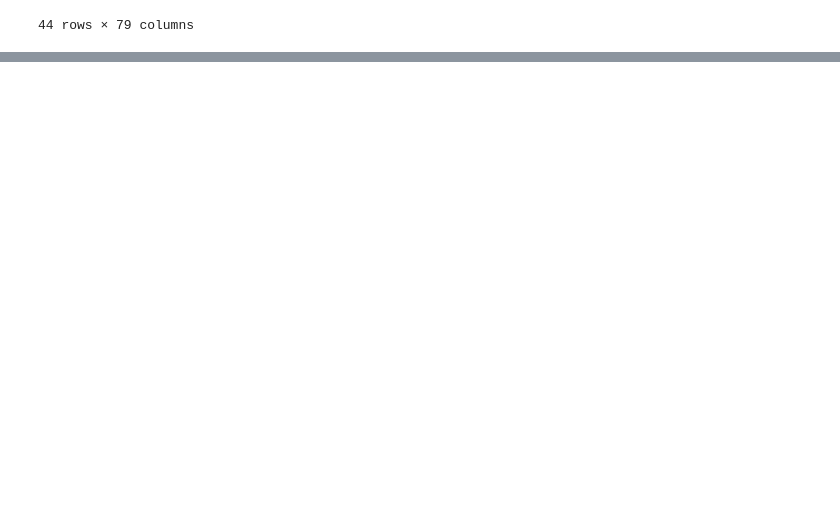
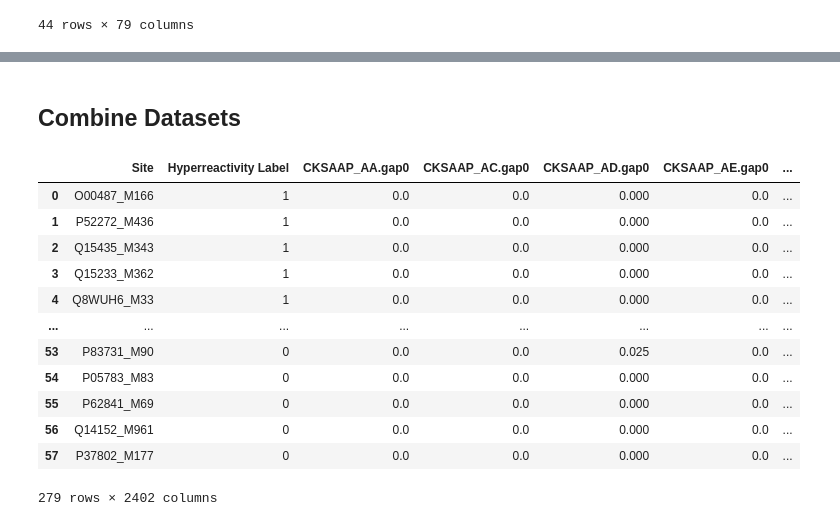
Before and after one commit to ritster/MetML, a Jupyter notebook: HyperreactivityModel/toy/training_setup.ipynb, the cells around one changed output, grey strips where cells are left out. Drawn from its saved outputs; the diff is of its cells as text; code cells hidden in the pictures; blank space fills up the shorter version.

Commit message:
run featurizing pipeline on remaining toy datasets

```diff
--- a/HyperreactivityModel/toy/training_setup.ipynb
+++ b/HyperreactivityModel/toy/training_setup.ipynb
@@ -101,0 +178,5 @@ File imported successfully.
+# %%
+# Run CKSAAP on FASTA file
+fasta_path = os.path.join(curr_dir_path, "HCT116_training.fasta")
+HCT116_CKSAAP = CKSAAP(fasta_path, k=5)
+HCT116_CKSAAP
@@ -101,0 +251,5 @@ File imported successfully.
+# %%
+# Run CKSAAP on FASTA file
+fasta_path = os.path.join(curr_dir_path, "Hela_training.fasta")
+Hela_CKSAAP = CKSAAP(fasta_path, k=5)
+Hela_CKSAAP
@@ -101,0 +324,5 @@ File imported successfully.
+# %%
+# Run CKSAAP on FASTA file
+fasta_path = os.path.join(curr_dir_path, "Jurkat_training.fasta")
+Jurkat_CKSAAP = CKSAAP(fasta_path, k=5)
+Jurkat_CKSAAP
@@ -101,0 +417,20 @@ File imported successfully.
+# %% [markdown]
+## Combine Datasets
+# %%
+all_feature_sets = [A549_CKSAAP, HCT116_CKSAAP, Hela_CKSAAP, Jurkat_CKSAAP, K562_CKSAAP]
+training_df = pd.concat(all_feature_sets)
+training_df
+# %% [output]
+|  | Site | Hyperreactivity Label | CKSAAP_AA.gap0 | CKSAAP_AC.gap0 | CKSAAP_AD.gap0 | CKSAAP_AE.gap0 | ... |
+| 0 | O00487_M166 | 1 | 0.0 | 0.0 | 0.000 | 0.0 | ... |
+| 1 | P52272_M436 | 1 | 0.0 | 0.0 | 0.000 | 0.0 | ... |
+| 2 | Q15435_M343 | 1 | 0.0 | 0.0 | 0.000 | 0.0 | ... |
+| 3 | Q15233_M362 | 1 | 0.0 | 0.0 | 0.000 | 0.0 | ... |
+| 4 | Q8WUH6_M33 | 1 | 0.0 | 0.0 | 0.000 | 0.0 | ... |
+| ... | ... | ... | ... | ... | ... | ... | ... |
+| 53 | P83731_M90 | 0 | 0.0 | 0.0 | 0.025 | 0.0 | ... |
+| 54 | P05783_M83 | 0 | 0.0 | 0.0 | 0.000 | 0.0 | ... |
+| 55 | P62841_M69 | 0 | 0.0 | 0.0 | 0.000 | 0.0 | ... |
+| 56 | Q14152_M961 | 0 | 0.0 | 0.0 | 0.000 | 0.0 | ... |
+| 57 | P37802_M177 | 0 | 0.0 | 0.0 | 0.000 | 0.0 | ... |
+279 rows × 2402 columns
```
Also changed, not shown: parts of 36 cells of this notebook, 6 other files.
